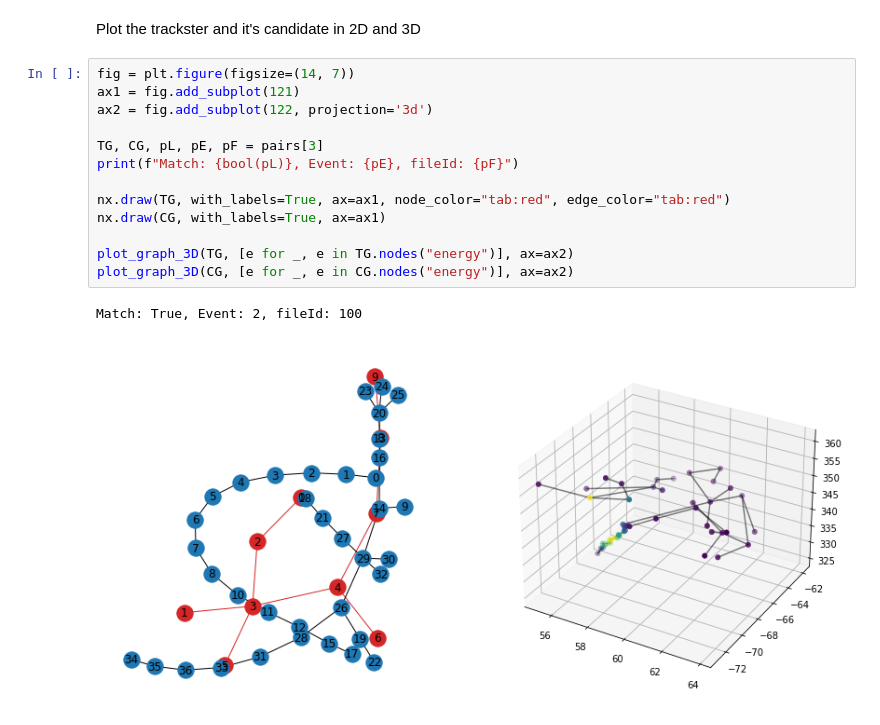
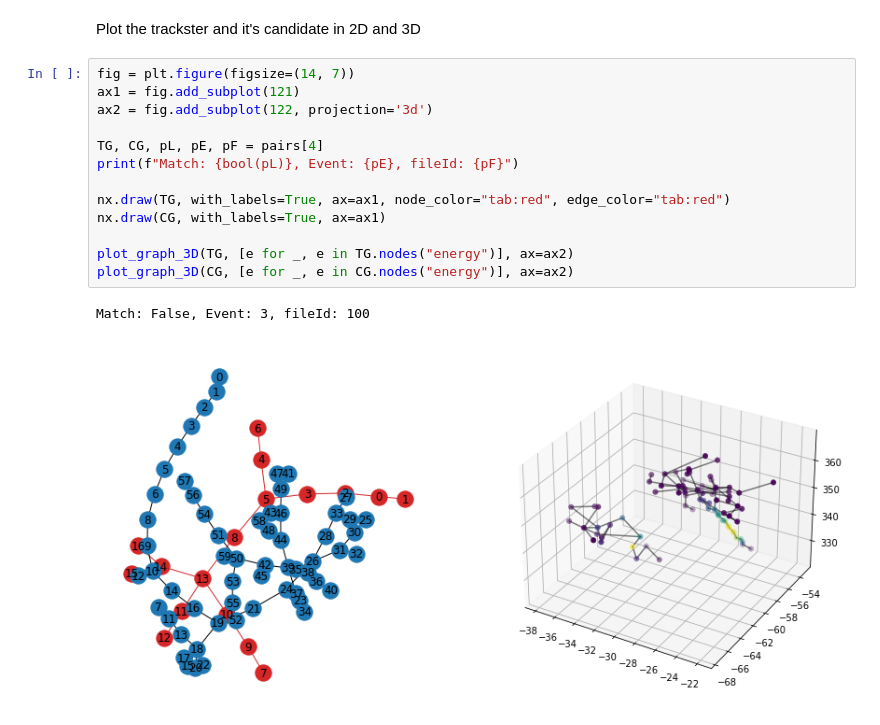
Before and after one commit to edcuba/TICLHack22_PatternReco, a Jupyter notebook: 1_build_graph.ipynb, the cells around one changed output. Drawn from its saved outputs; the diff is of its cells as text.

```diff
--- a/1_build_graph.ipynb
+++ b/1_build_graph.ipynb
@@ -101,16 +101,16 @@ Plot the trackster and it's candidate in 2D and 3D
 # %%
 fig = plt.figure(figsize=(14, 7))
 ax1 = fig.add_subplot(121)
 ax2 = fig.add_subplot(122, projection='3d')
 
-TG, CG, pL, pE, pF = pairs[3]
+TG, CG, pL, pE, pF = pairs[4]
 print(f"Match: {bool(pL)}, Event: {pE}, fileId: {pF}")
 
 nx.draw(TG, with_labels=True, ax=ax1, node_color="tab:red", edge_color="tab:red")
 nx.draw(CG, with_labels=True, ax=ax1)
 
 plot_graph_3D(TG, [e for _, e in TG.nodes("energy")], ax=ax2)
 plot_graph_3D(CG, [e for _, e in CG.nodes("energy")], ax=ax2)
 # %% [output]
-Match: True, Event: 2, fileId: 100
+Match: False, Event: 3, fileId: 100
-[figure, old version]
+[figure, new version]
```
Also changed, not shown: parts of 6 cells of this notebook, 2 other files.
